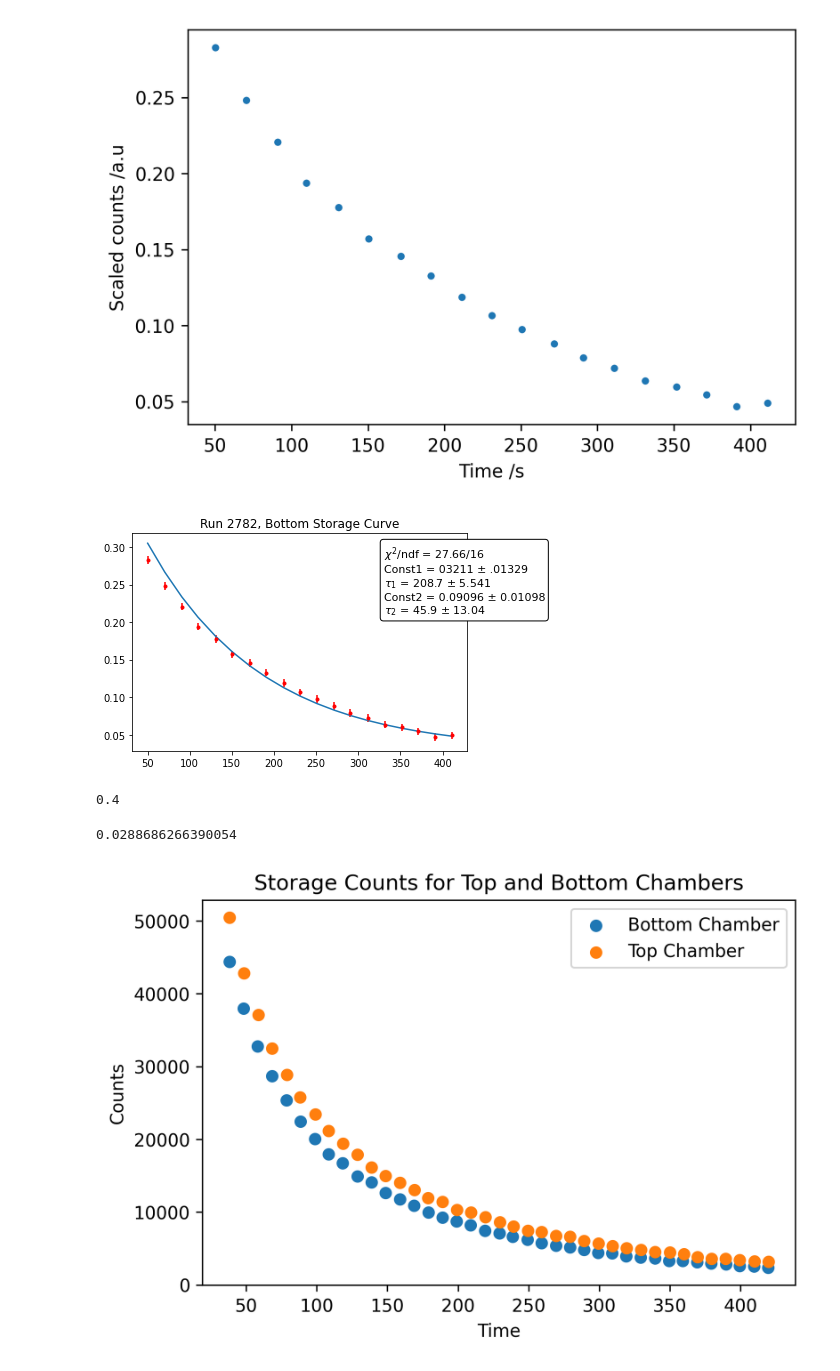
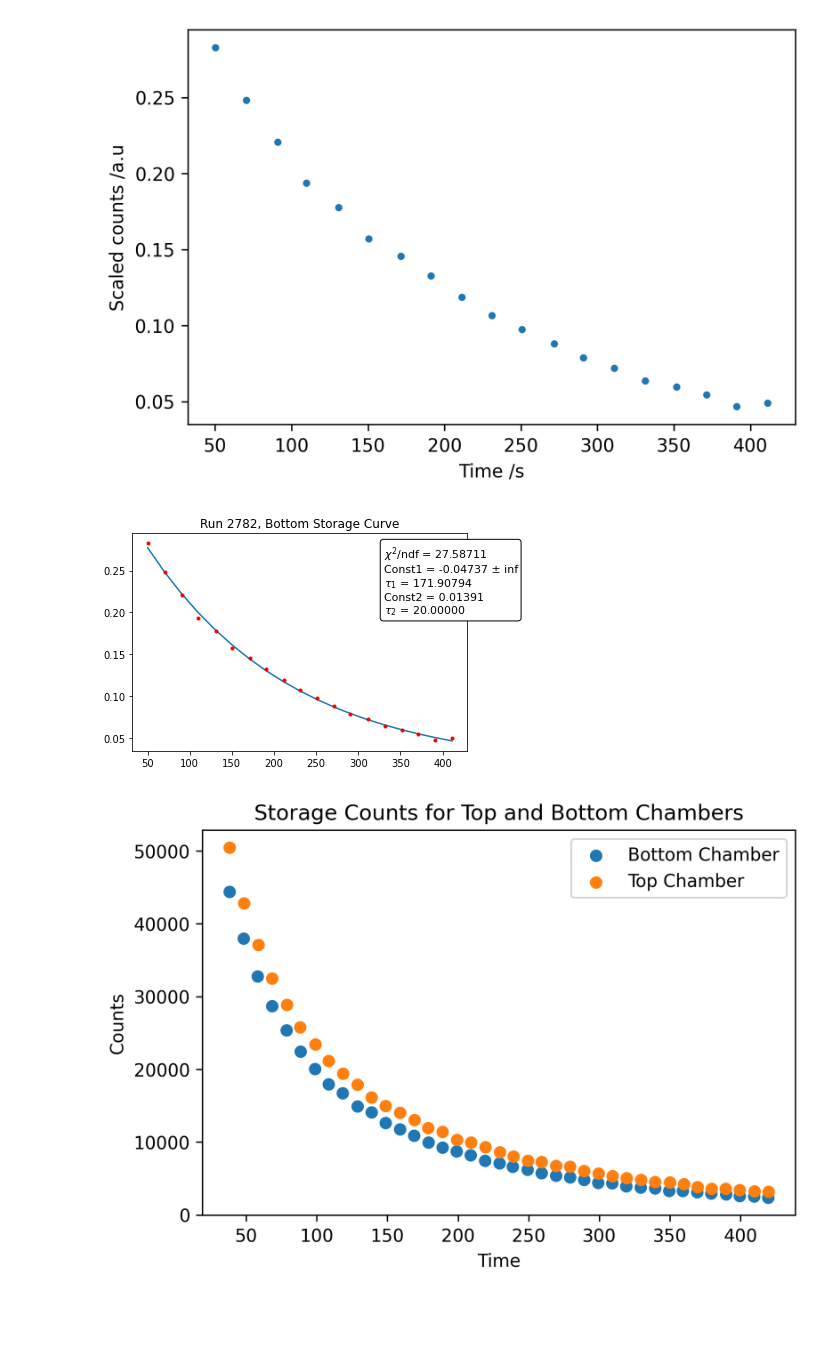
Before and after one commit to Nylsonnn/n2edm-work, a Jupyter notebook: n2edm_work.ipynb, the cells around one changed output. Cells and saved outputs as stored; diff of their text form; code cells hidden in the pictures; blank space fills up the shorter version.

```diff
--- a/n2edm_work.ipynb
+++ b/n2edm_work.ipynb
@@ -512,12 +512,13 @@ plot.show()
 # %% [output]
 [figure]
 # %%
+from scipy.stats import chi2
 N2 = 0.4
 Counts_err = np.sqrt(CountsScaled)
 
-def ScaCount(Tstore, t, b):
+def ScaCount(Tstore, t, b, c, t2):
 
-    CountsScaled = N2*np.exp(-(Tstore)/t)+b
+    CountsScaled = N2*np.exp(-(Tstore)/t)+b * np.exp(-(Tstore)/t)+c
     return CountsScaled
 
 
@@ -525,51 +526,55 @@ dof = len(Tstore) - 2
 
 #Make some initial guesses for a & b
 
-t_InitialGuess=10
-b_InitialGuess=0
+t_InitialGuess=400
+b_InitialGuess=0.35
+c_InitialGuess=0.35
+t2_InitialGuess = 20
 
 popt, pcov = optimize.curve_fit(ScaCount, Tstore, CountsScaled,
-                                p0=[t_InitialGuess, b_InitialGuess], sigma=Counts_err, maxfev=9000)
+                                p0=[t_InitialGuess, b_InitialGuess, c_InitialGuess, t2_InitialGuess], sigma=Counts_err, maxfev=9000)
 
 t = popt[0]
 b = popt[1]
+c = popt[2]
+t2 = popt[3]
 errors = np.sqrt(np.diag(pcov))
 t_err = errors[0]
 b_err = errors[1]
+c_err = errors[2]
+t2_err = errors[3]
 
-y_fit = ScaCount(Tstore, t, b)
+y_fit = ScaCount(Tstore, t, b, c, t2)
 
 #plot.figure(dpi=300)
 #plot.errorbar(Tstore, CountsScaled, yerr=b_err, fmt='r.', label = "data")
 #plot.plot(Tstore, y_fit, marker=None, label = "fit") #draws a fitting line without discrete markers
 #plot.ylabel('counts')
 #plot.xlabel('time')
 #plot.title('fits')
 
+def chisq(dof, alpha=0.05):
+    return chi2.ppf(1 - alpha, dof)
+
+alpha = 0.05
+chi2 = chisq(dof, alpha)
+
 textstr = '\n'.join((
-    r'$\chi^2$/ndf = 27.66/16',
-    r'Const1 = 03211 ± .01329',
-    r'$\tau_1$ = 208.7 ± 5.541',
-    r'Const2 = 0.09096 ± 0.01098',
-    r'$\tau_2$ = 45.9 ± 13.04'))
+    r'$\chi^2$/ndf = {:.5f}'.format(chi2),
+    r'Const1 = {:.5f} ± {:.2f}'.format(b, b_err),
+    r'$\tau_1$ = {:.5f}'.format(t),
+    r'Const2 = {:.5f}'.format(c),
+    r'$\tau_2$ = {:.5f}'.format(t2)))
 fig, ax = plot.subplots()
 
 
 ax.errorbar(Tstore, CountsScaled, yerr=b_err, fmt='r.', label = "data")
 ax.plot(Tstore, y_fit)
 ax.set_title('Run 2782, Bottom Storage Curve')
 props = dict(boxstyle='round', facecolor='white', alpha=1)
 ax.text(0.75, 0.95, textstr, transform=ax.transAxes, fontsize=11,
         verticalalignment='top', bbox=props)
 
 plot.show()
 # %% [output]
-[figure, old version]
+[figure, new version]
-# %%
-print(N2)
-# %% [output]
-0.4
-# %%
-print(b)
-# %% [output]
-0.0288686266390054
```
Also changed, not shown: parts of 2 cells of this notebook.
